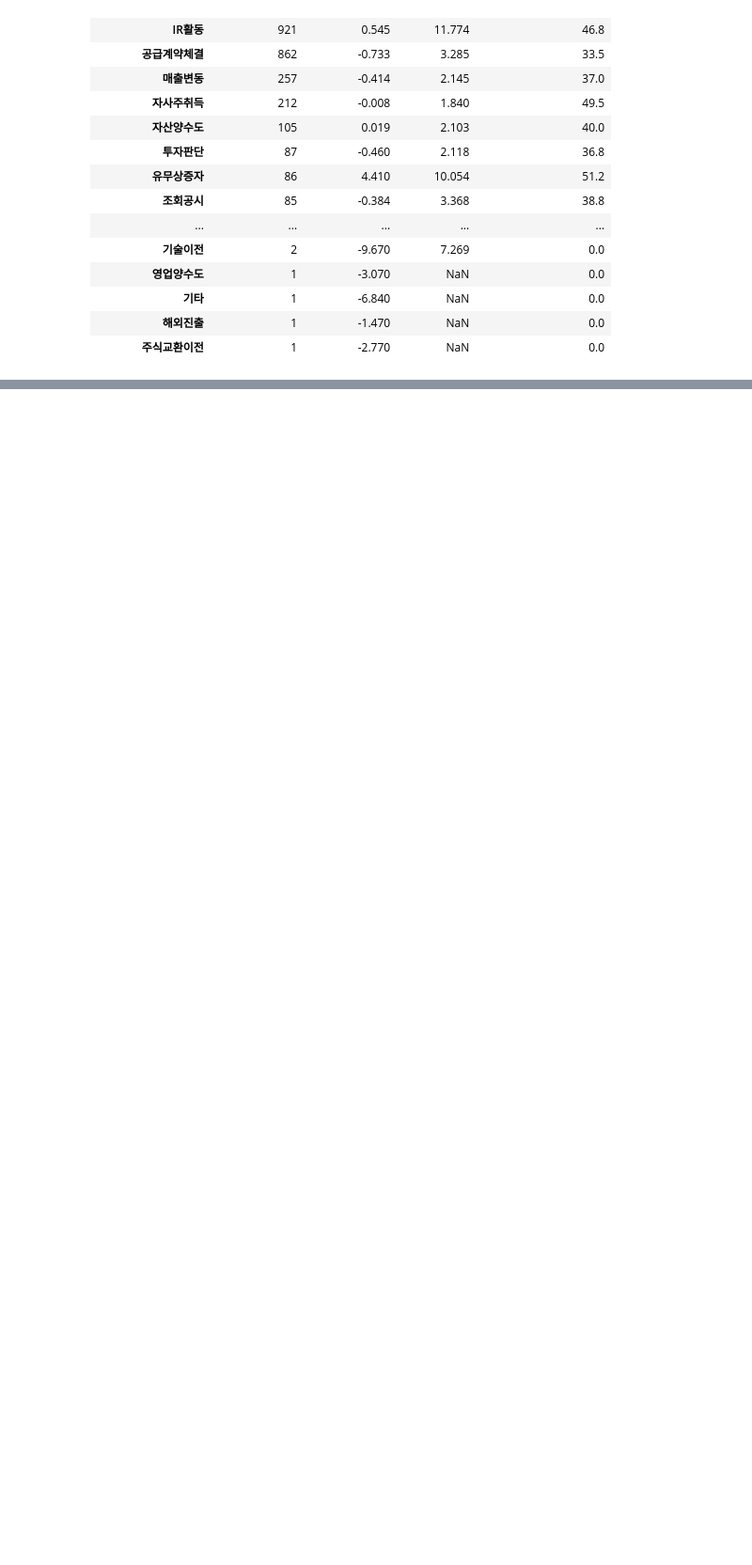
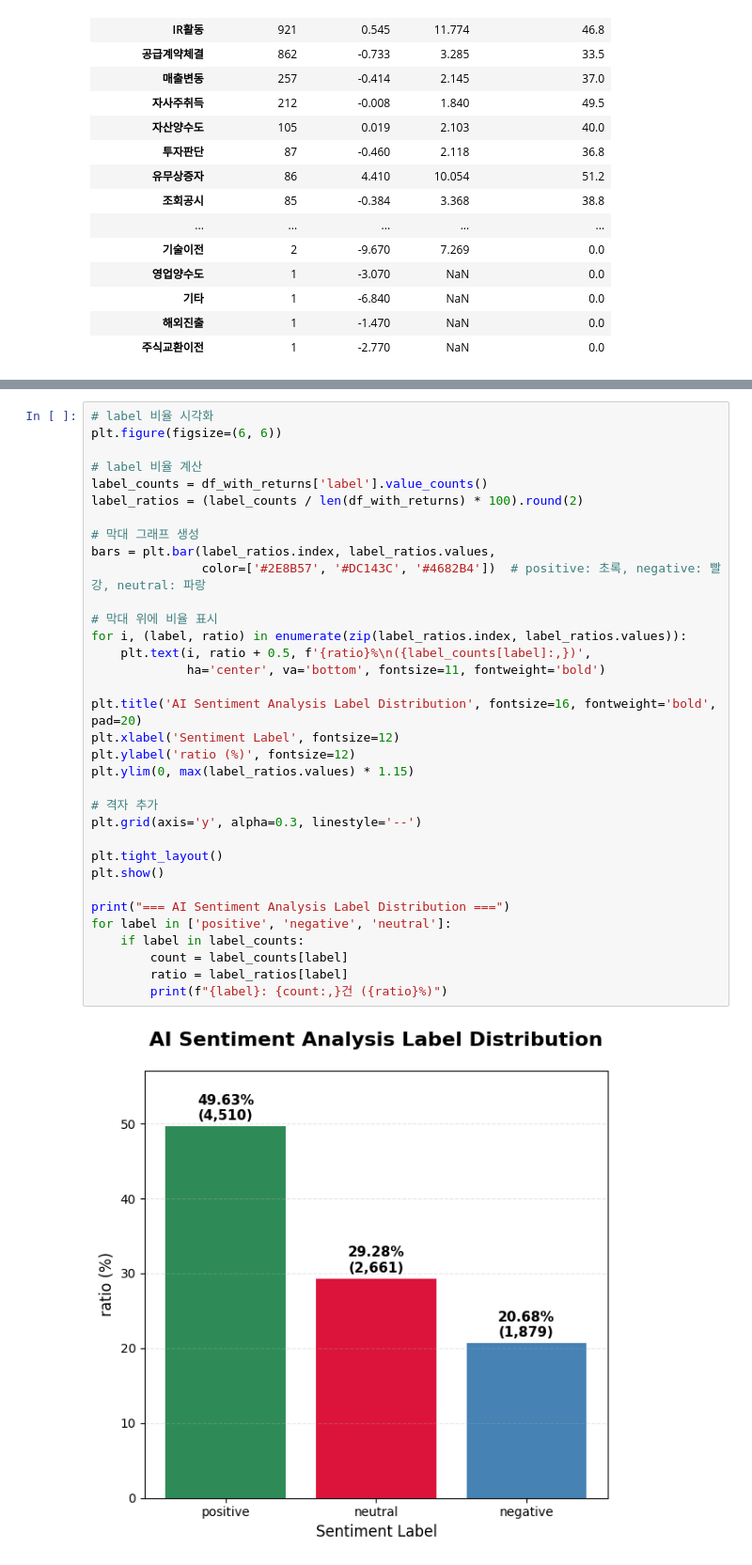
Before and after one commit to antaechan/dart-sentiment-analysis, a Jupyter notebook: analysis/eda.ipynb, the cells around one changed output, grey strips where cells are left out. Shown at 94% size. Cells and saved outputs as stored; diff of their text form; blank space fills up the shorter version.

Commit message:
Add: statistical analysis

```diff
--- a/analysis/eda.ipynb
+++ b/analysis/eda.ipynb
@@ -552,0 +555,36 @@ calculate_return_statistics_by_category(df_with_returns, ret_columns)[["ret_60m_
+# %%
+# label 비율 시각화
+plt.figure(figsize=(6, 6))
+
+# label 비율 계산
+label_counts = df_with_returns['label'].value_counts()
+label_ratios = (label_counts / len(df_with_returns) * 100).round(2)
+
+# 막대 그래프 생성
+bars = plt.bar(label_ratios.index, label_ratios.values,
+               color=['#2E8B57', '#DC143C', '#4682B4'])  # positive: 초록, negative: 빨강, neutral: 파랑
+
+# 막대 위에 비율 표시
+for i, (label, ratio) in enumerate(zip(label_ratios.index, label_ratios.values)):
+    plt.text(i, ratio + 0.5, f'{ratio}%\n({label_counts[label]:,})',
+             ha='center', va='bottom', fontsize=11, fontweight='bold')
+
+plt.title('AI Sentiment Analysis Label Distribution', fontsize=16, fontweight='bold', pad=20)
+plt.xlabel('Sentiment Label', fontsize=12)
+plt.ylabel('ratio (%)', fontsize=12)
+plt.ylim(0, max(label_ratios.values) * 1.15)
+
+# 격자 추가
+plt.grid(axis='y', alpha=0.3, linestyle='--')
+
+plt.tight_layout()
+plt.show()
+
+print("=== AI Sentiment Analysis Label Distribution ===")
+for label in ['positive', 'negative', 'neutral']:
+    if label in label_counts:
+        count = label_counts[label]
+        ratio = label_ratios[label]
+        print(f"{label}: {count:,}건 ({ratio}%)")
+# %% [output]
+[figure, added]
```
Also changed, not shown: parts of 7 cells of this notebook.
